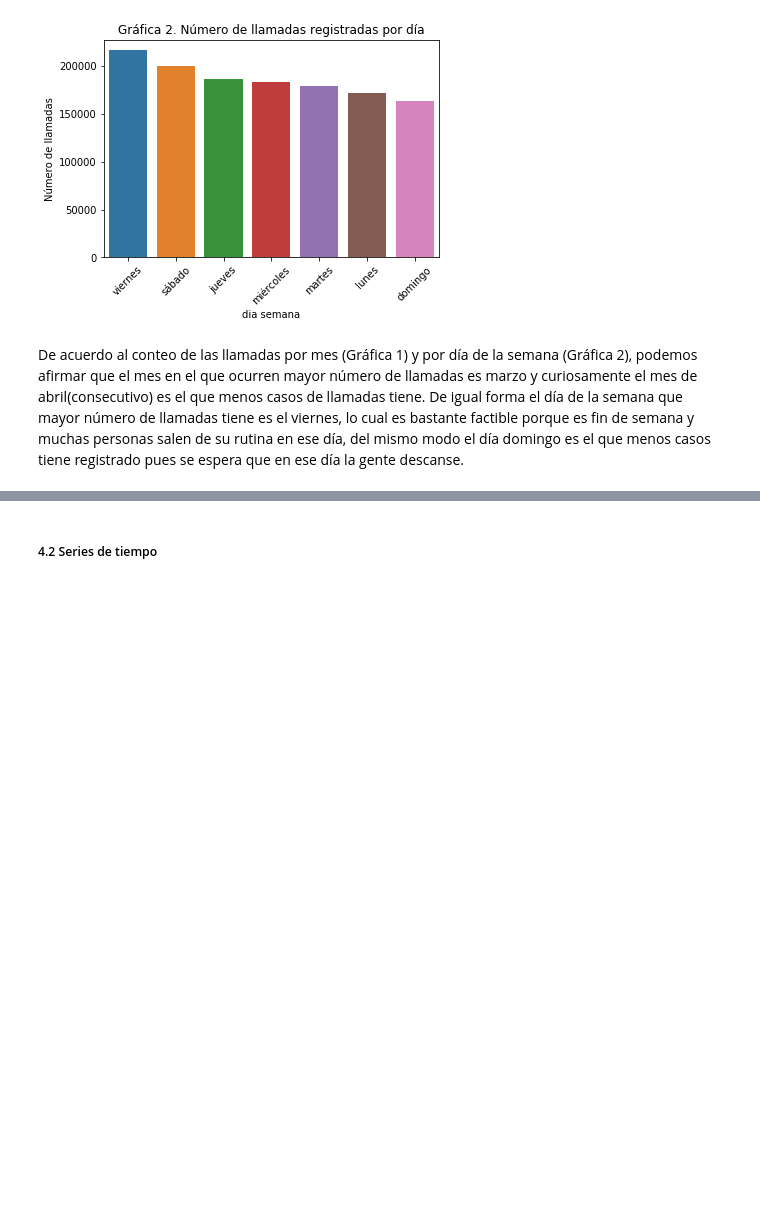
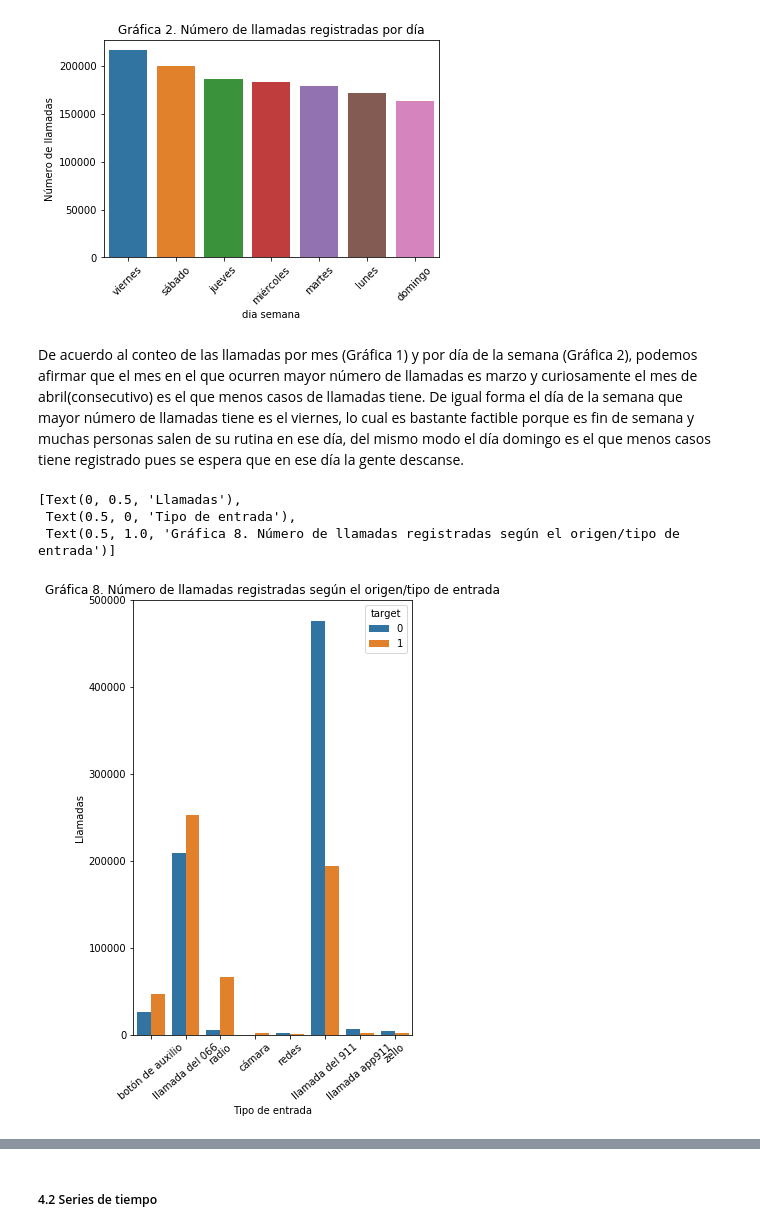
Before and after one commit to ArquitecturaProductoDatos7/Diseno_producto_de_datos-, a Jupyter notebook: EDA/EDA_c5.ipynb, the cells around one changed output, grey strips where cells are left out. Drawn from its saved outputs; the diff is of its cells as text; code cells hidden in the pictures; blank space fills up the shorter version.

```diff
--- a/EDA/EDA_c5.ipynb
+++ b/EDA/EDA_c5.ipynb
@@ -234,3 +234,13 @@ plt.show()
 [figure]
 # %% [markdown]
 De acuerdo al conteo de las llamadas por mes (Gráfica 1) y por día de la semana (Gráfica 2), podemos afirmar que el mes en el que ocurren mayor número de llamadas es marzo y curiosamente el mes de abril(consecutivo) es el que menos casos de llamadas tiene. De igual forma el día de la semana que mayor número de llamadas tiene es el viernes, lo cual es bastante factible porque es fin de semana y muchas personas salen de su rutina en ese día, del mismo modo el día domingo es el que menos casos tiene registrado pues se espera que en ese día la gente descanse.
+# %%
+plt.rcParams["figure.figsize"] = (5,8)
+g=sns.countplot(x="tipo_entrada", hue="target", data=datos_copy)
+g.set_xticklabels(g.get_xticklabels(), rotation=40)
+g.set(xlabel="Tipo de entrada",ylabel="Llamadas", title="Gráfica 8. Número de llamadas registradas según el origen/tipo de entrada")
+# %% [output]
+[Text(0, 0.5, 'Llamadas'),
+ Text(0.5, 0, 'Tipo de entrada'),
+ Text(0.5, 1.0, 'Gráfica 8. Número de llamadas registradas según el origen/tipo de entrada')]
+[figure, added]
```
Also changed, not shown: parts of 5 cells of this notebook.
